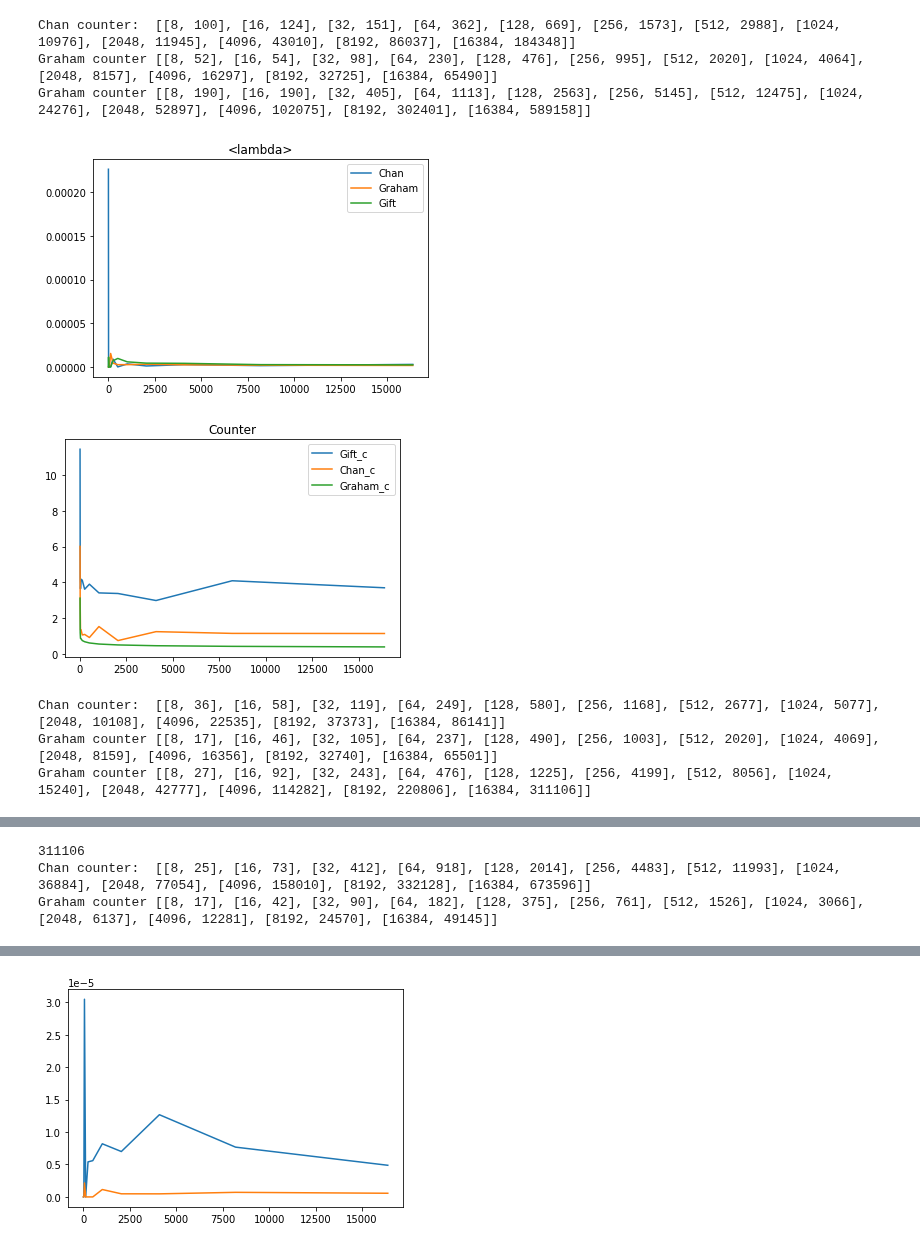
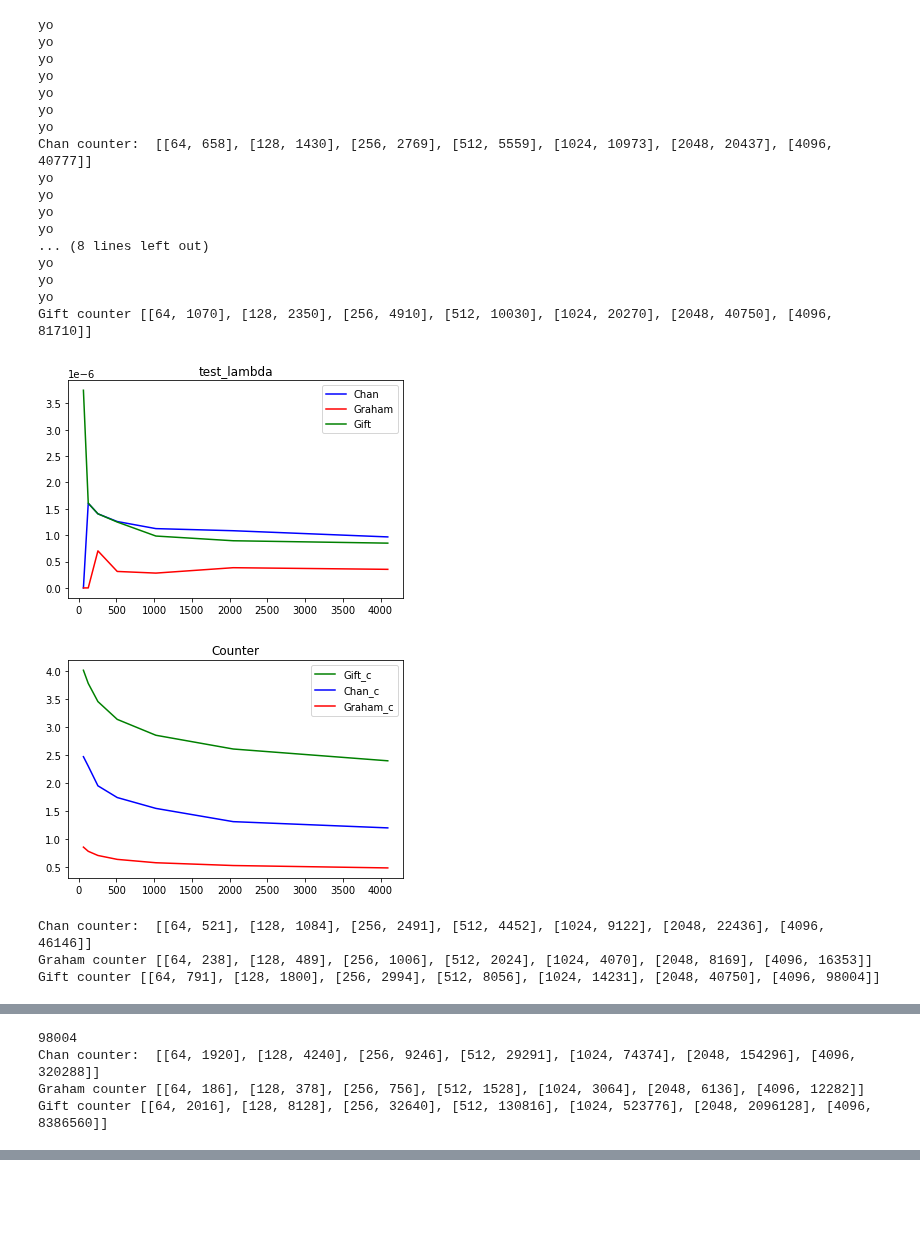
Before and after one commit to Nimakii/etkortnavn, a Jupyter notebook: handin2/H2.ipynb, the cells around one changed output, grey strips where cells are left out. Saved outputs shown, nothing was run; the diff lists cells and outputs as text; code cells hidden in the pictures; blank space fills up the shorter version.

Commit message:
added lower hull and some nitty gritty stuff

```diff
--- a/handin2/H2.ipynb
+++ b/handin2/H2.ipynb
@@ -202,12 +235,10 @@ test_convex_hull(GIFT_CH,250)
 # %%
 def INC_CH_upper(pointss):
     """
-    Graham's Scan
+    Graham's Scan, upper hull only
     """
     points = pointss
     quickSort(points, 0, len(points)-1)
-    # print(points)
-    # points = sorted(pointss)
     upper = points[0:2]
     for p in points[2:]:
         while len(upper)>=2 and left_turn(upper[-2], upper[-1], p):
@@ -222,12 +253,10 @@ def INC_CH_upper(pointss):
     return upper
 def INC_CH_lower(pointss):
     """
-    Graham's Scan
+    Graham's Scan, lower hull only
     """
     points = pointss
     quickSort(points, 0, len(points)-1)
-    # print(points)
-    # points = sorted(pointss)
     upper = points[0:2]
     for p in points[2:]:
         while len(upper)>=2 and left_turn(upper[-2], upper[-1], p):
@@ -442,7 +498,7 @@ import time
 def timeAlgorithm(alg, generator):
     res = []
     res_counter = []
-    for i in range(3,12):
+    for i in range(6,13):
         global counter_left_turn
         counter_left_turn = 0
         num_points = 2**i
@@ -455,8 +511,9 @@ def timeAlgorithm(alg, generator):
         res_counter.append([num_points,counter_left_turn])
     return res, res_counter
 
+color = {"Chan": "b-", "Gift": "g-", "Graham": "r-"}
+
 def experimentAndPlot(generator):
-
     res_chan, res_counter_chan = timeAlgorithm(CH_CH, generator)
     print("Chan counter: ", res_counter_chan)
     x, y = list(zip(*res_chan))
@@ -467,7 +524,7 @@ def experimentAndPlot(generator):
         adjusted.append((x[i], y[i]/(x[i]*math.log(x[i]))))
         adjusted_c_chan.append((x1[i], y1[i]/(x1[i]*math.log(x1[i]))))
     x, y = list(zip(*adjusted))
-    plt.plot(x,y, label="Chan")
+    plt.plot(x,y,color["Chan"], label="Chan")
     plt.legend
 
     res_graham, res_c_graham = timeAlgorithm(INC_CH_upper, generator)
@@ -481,48 +538,64 @@ def experimentAndPlot(generator):
         adjusted.append((x[i], y[i]/(x[i]*math.log(x[i]))))
         adjusted_c_graham.append((x1[i], y1[i]/(x1[i]*math.log(x1[i]))))
     x, y = list(zip(*adjusted))
-    plt.plot(x,y, label="Graham")
+    plt.plot(x,y,color["Graham"], label="Graham")
 
     res_gift, res_c_gift = timeAlgorithm(GIFT_CH, generator)
     print("Gift counter", res_c_gift)
     x, y = list(zip(*res_gift))
     x1, y1 = list(zip(*res_c_gift))
 
     adjusted = []
     adjusted_c_gift = []
     for i in range(len(y)):
         adjusted.append((x[i], y[i]/(x[i]*math.log(x[i]))))
         adjusted_c_gift.append((x1[i], y1[i]/(x1[i]*math.log(x1[i]))))
     x, y = list(zip(*adjusted))
-    plt.plot(x,y, label="Gift")
+    plt.plot(x,y,color["Gift"], label="Gift")
     plt.title(generator.__name__)
     plt.legend()
     plt.show()
 
     x1,y1 = list(zip(*adjusted_c_gift))
-    plt.plot(x1,y1, label="Gift_c")
+    plt.plot(x1,y1,color["Gift"], label="Gift_c")
     x1,y1 = list(zip(*adjusted_c_chan))
-    plt.plot(x1,y1, label="Chan_c")
+    plt.plot(x1,y1,color["Chan"], label="Chan_c")
     x1, y1 = list(zip(*adjusted_c_graham))
-    plt.plot(x1,y1, label="Graham_c")
+    plt.plot(x1,y1,color["Graham"], label="Graham_c")
     plt.title("Counter")
     plt.legend()
     plt.show()
 
-
-test = lambda x : generate_fixed_sized_disk(x, 20)
-experimentAndPlot(test)
+def test_lambda(x):
+    """generate_fixed_sized_disk"""
+    return generate_fixed_sized_disk(x, 20)
+#test = lambda x : generate_fixed_sized_disk(x, 20)
+experimentAndPlot(test_lambda)
 experimentAndPlot(generate_square)
 print(counter_left_turn)
 experimentAndPlot(generate_circle_circumference)
 experimentAndPlot(generate_circle)
 # experimentAndPlot(generate_fixed_sized_disk(h=10, n=1000))
 # %% [output]
-Chan counter:  [[8, 100], [16, 124], [32, 151], [64, 362], [128, 669], [256, 1573], [512, 2988], [1024, 10976], [2048, 11945], [4096, 43010], [8192, 86037], [16384, 184348]]
-Graham counter [[8, 52], [16, 54], [32, 98], [64, 230], [128, 476], [256, 995], [512, 2020], [1024, 4064], [2048, 8157], [4096, 16297], [8192, 32725], [16384, 65490]]
-Graham counter [[8, 190], [16, 190], [32, 405], [64, 1113], [128, 2563], [256, 5145], [512, 12475], [1024, 24276], [2048, 52897], [4096, 102075], [8192, 302401], [16384, 589158]]
+yo
+yo
+yo
+yo
+yo
+yo
+yo
+Chan counter:  [[64, 658], [128, 1430], [256, 2769], [512, 5559], [1024, 10973], [2048, 20437], [4096, 40777]]
+yo
+yo
+yo
+yo
+... (8 lines left out)
+yo
+yo
+yo
+Gift counter [[64, 1070], [128, 2350], [256, 4910], [512, 10030], [1024, 20270], [2048, 40750], [4096, 81710]]
-[figure, old version]
+[figure, new version]
-[figure, old version]
+[figure, new version]
-Chan counter:  [[8, 36], [16, 58], [32, 119], [64, 249], [128, 580], [256, 1168], [512, 2677], [1024, 5077], [2048, 10108], [4096, 22535], [8192, 37373], [16384, 86141]]
-Graham counter [[8, 17], [16, 46], [32, 105], [64, 237], [128, 490], [256, 1003], [512, 2020], [1024, 4069], [2048, 8159], [4096, 16356], [8192, 32740], [16384, 65501]]
-Graham counter [[8, 27], [16, 92], [32, 243], [64, 476], [128, 1225], [256, 4199], [512, 8056], [1024, 15240], [2048, 42777], [4096, 114282], [8192, 220806], [16384, 311106]]
+Chan counter:  [[64, 521], [128, 1084], [256, 2491], [512, 4452], [1024, 9122], [2048, 22436], [4096, 46146]]
+Graham counter [[64, 238], [128, 489], [256, 1006], [512, 2024], [1024, 4070], [2048, 8169], [4096, 16353]]
+Gift counter [[64, 791], [128, 1800], [256, 2994], [512, 8056], [1024, 14231], [2048, 40750], [4096, 98004]]
@@ -531,3 +604,4 @@ Graham counter [[8, 27], [16, 92], [32, 243], [64, 476], [128, 1225], [256, 4199
-311106
-Chan counter:  [[8, 25], [16, 73], [32, 412], [64, 918], [128, 2014], [256, 4483], [512, 11993], [1024, 36884], [2048, 77054], [4096, 158010], [8192, 332128], [16384, 673596]]
-Graham counter [[8, 17], [16, 42], [32, 90], [64, 182], [128, 375], [256, 761], [512, 1526], [1024, 3066], [2048, 6137], [4096, 12281], [8192, 24570], [16384, 49145]]
+98004
+Chan counter:  [[64, 1920], [128, 4240], [256, 9246], [512, 29291], [1024, 74374], [2048, 154296], [4096, 320288]]
+Graham counter [[64, 186], [128, 378], [256, 756], [512, 1528], [1024, 3064], [2048, 6136], [4096, 12282]]
+Gift counter [[64, 2016], [128, 8128], [256, 32640], [512, 130816], [1024, 523776], [2048, 2096128], [4096, 8386560]]
@@ -535 +612,0 @@ KeyboardInterrupt:
-[figure, old version]
```
Also changed, not shown: parts of 11 cells of this notebook.
